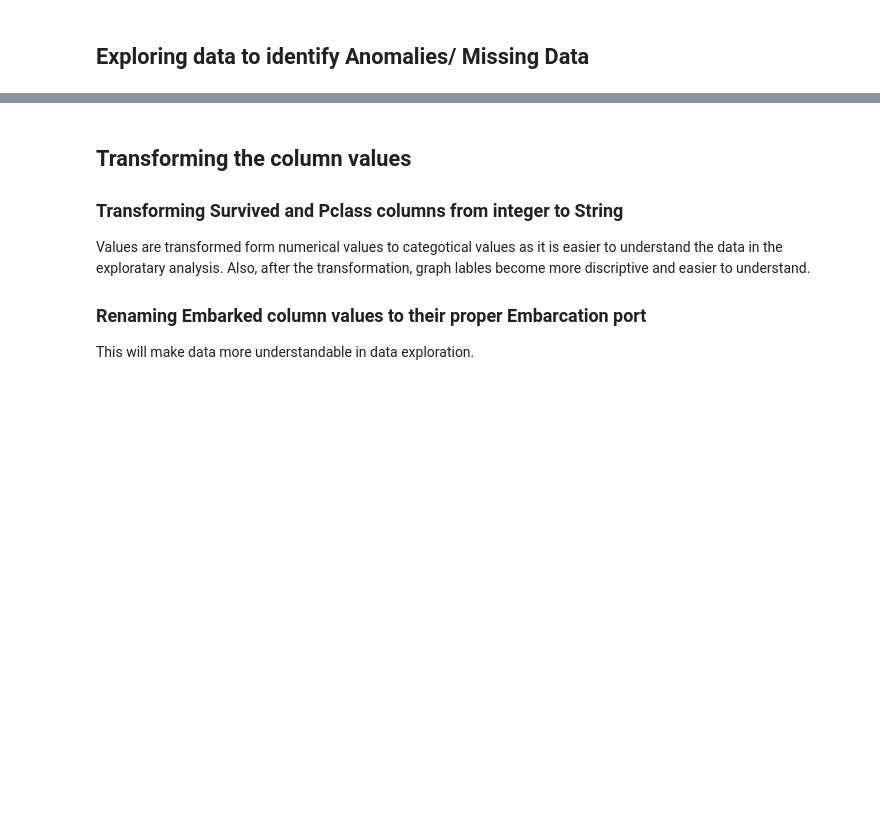
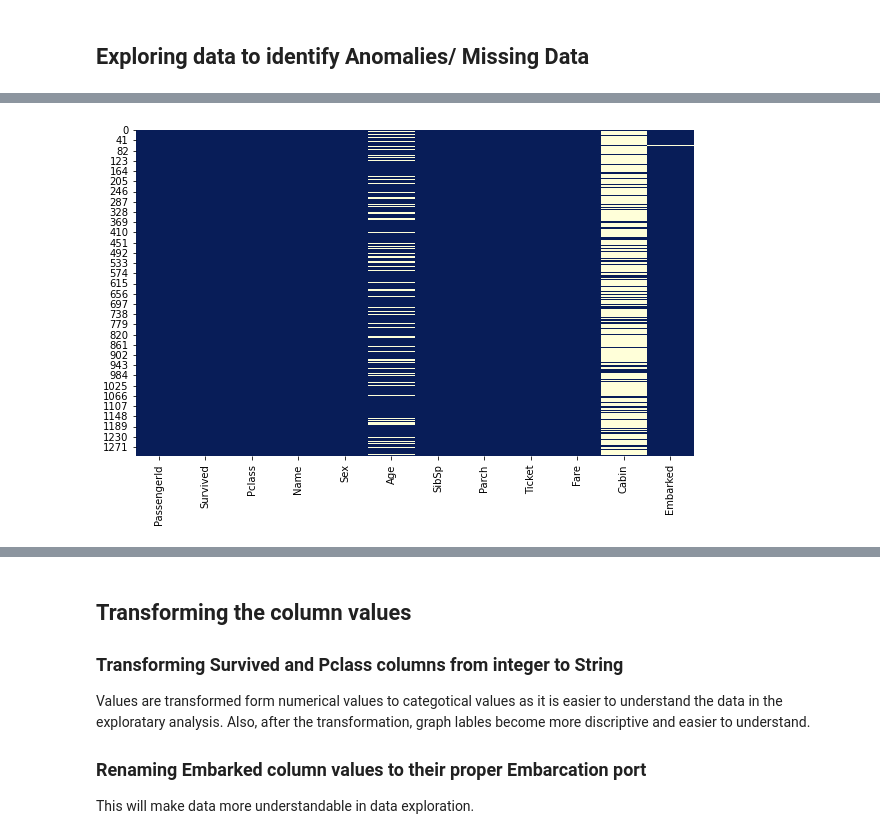
Before and after one commit to chanyadeshani/Group8, a Jupyter notebook: submit_assignment.ipynb, the cells around one changed output, grey strips where cells are left out. Cells and saved outputs as stored; diff of their text form; code cells hidden in the pictures; blank space fills up the shorter version.

```diff
--- a/submit_assignment.ipynb
+++ b/submit_assignment.ipynb
@@ -23,14 +22,15 @@ from sklearn.metrics import accuracy_score
 # %%
 # Import data using predefined file path
 data_file1 = 'train.csv'
-df_train= pd.read_csv(data_file1)
+df_train = pd.read_csv(data_file1)
 # Importing data using user defined file path
 df_test = pd.read_csv('test.csv')
 df_gender_submission = pd.read_csv('gender_submission.csv')
 
 # Merge the dataset using PassengerId as a key and using right join
 # (all the rows from df_gender_submission and only matching rows from df_test)
-result = pd.merge(df_gender_submission, df_test, how = 'right', on = ['PassengerId'])
+result = pd.merge(df_gender_submission, df_test,
+                  how='right', on=['PassengerId'])
 # Concatenating df_train and result dataframe
 train_df = pd.concat([df_train, result], ignore_index=True)
 # %% [markdown]
@@ -73,10 +139,14 @@ print(f'It is clear when look at the number of unique values, that there are {tr
 # %%
-###insert this plot at the begining of the data when we still had missing values, this is a graphical presentation of the variable where there is missing data in the data set
+# insert this plot at the begining of the data when we still had missing values, this is a graphical presentation of the variable where there is missing data in the data set
 
-plt.subplots(figsize=(10,6)) #the figsize help zoom our plot to give a better visible view
+# the figsize help zoom our plot to give a better visible view
+plt.subplots(figsize=(10, 6))
 sns.heatmap(train_df.isnull(), cbar=False, cmap="YlGnBu_r")
 
-categorical_variable = ['Survived', 'Sex', 'Pclass', 'SibSp', 'Parch', 'Embarked']
+categorical_variable = ['Survived', 'Sex',
+                        'Pclass', 'SibSp', 'Parch', 'Embarked']
+# %% [output]
+[figure, added]
 # %%
 # Percentage of rows missing in each column
 for column in train_df.columns:
```
Also changed, not shown: parts of 40 cells of this notebook.
